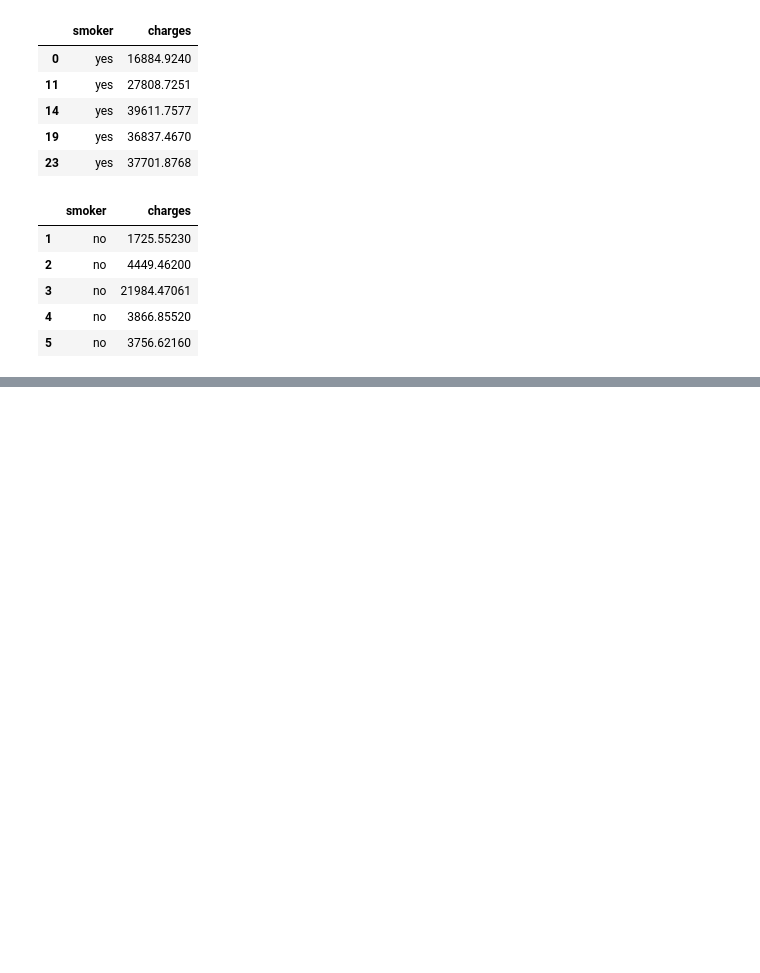
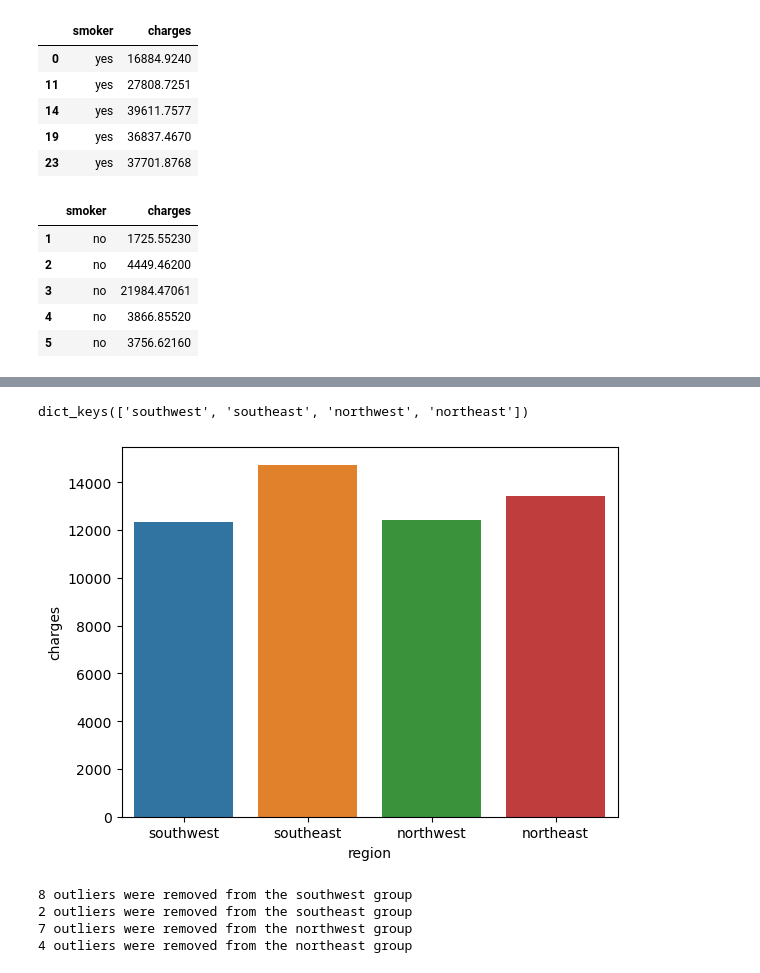
Before and after one commit to norgel/Hypothesis-Testing-W--Insurance-Data, a Jupyter notebook: Hypothesis Testing with Insurance Data.ipynb, the cells around one changed output, grey strips where cells are left out. Saved outputs shown, nothing was run; the diff lists cells and outputs as text; code cells hidden in the pictures; blank space fills up the shorter version.

```diff
--- a/Hypothesis Testing with Insurance Data.ipynb
+++ b/Hypothesis Testing with Insurance Data.ipynb
@@ -66,0 +238,25 @@ non_smoker.head()
+# %%
+# seperate into groups
+groups = {}
+for region in df['region'].unique():
+    region_charge_df = df.loc[df['region']==region, 'charges']
+    groups[region] = region_charge_df
+groups.keys()
+# %% [output]
+dict_keys(['southwest', 'southeast', 'northwest', 'northeast'])
+# %%
+# Create a barplot with the seperated groups based on regions
+sns.barplot(data = df, x='region', y='charges', errorbar=None);
+# %% [output]
+[figure, added]
+# %%
+# find and remove outliers
+for region, data in groups.items():
+    outliers = np.abs(stats.zscore(data)) > 3
+    print(f'{outliers.sum()} outliers were removed from the {region} group')
+    groups[region] = data.loc[~outliers]
+# %% [output]
+8 outliers were removed from the southwest group
+2 outliers were removed from the southeast group
+7 outliers were removed from the northwest group
+4 outliers were removed from the northeast group
```
Also changed, not shown: parts of 28 cells of this notebook.
